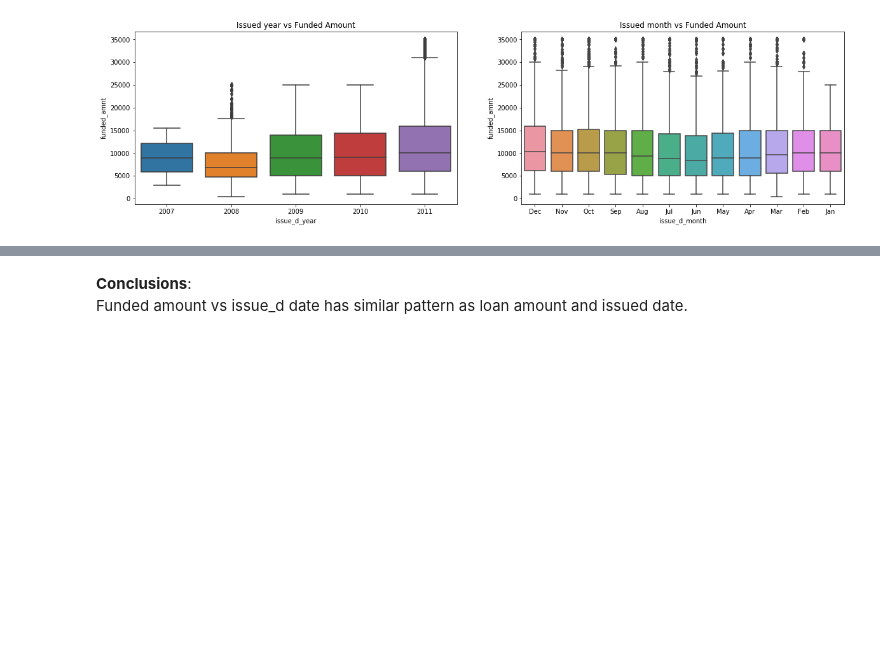
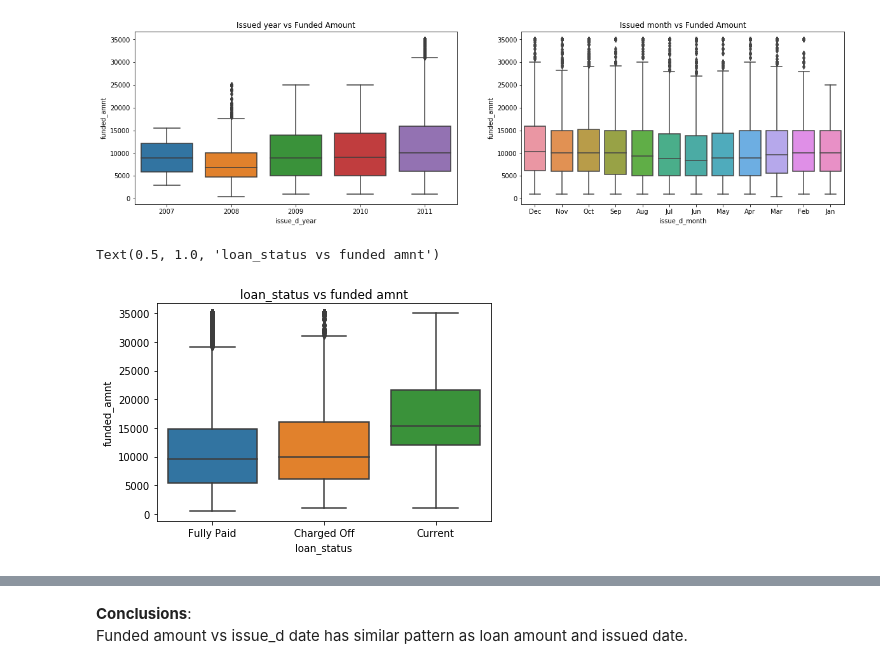
Before and after one commit to chaitanya-vanapamala/lending-club-cs, a Jupyter notebook: analysis.ipynb, the cells around one changed output, grey strips where cells are left out. Drawn from its saved outputs; the diff is of its cells as text; code cells hidden in the pictures; blank space fills up the shorter version.

Commit message:
corrected few missing plots in bivariate

```diff
--- a/analysis.ipynb
+++ b/analysis.ipynb
@@ -1414,3 +1184,9 @@ plt.title('Issued month vs Funded Amount')
 plt.show()
 # %% [output]
 [figure]
+# %%
+sns.boxplot(x='loan_status', y=data.funded_amnt, data=data)
+plt.title('loan_status vs Funded amnt')
+# %% [output]
+Text(0.5, 1.0, 'loan_status vs funded amnt')
+[figure, added]
```
Also changed, not shown: parts of 131 cells of this notebook.
